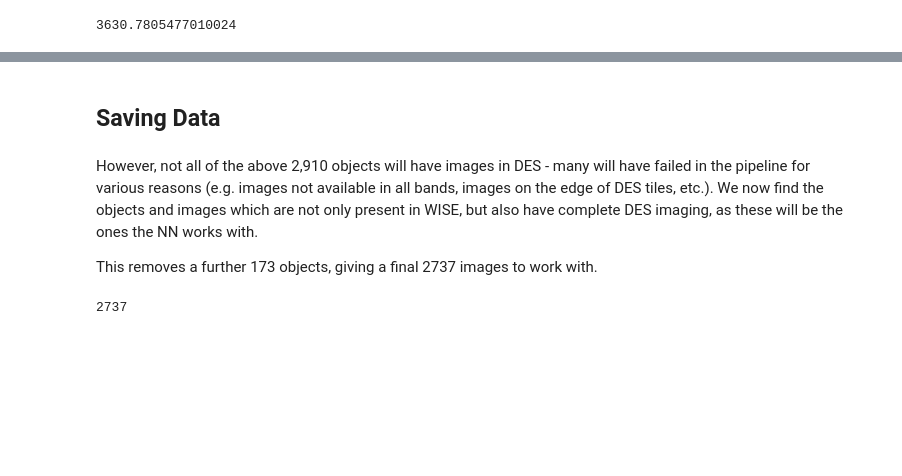
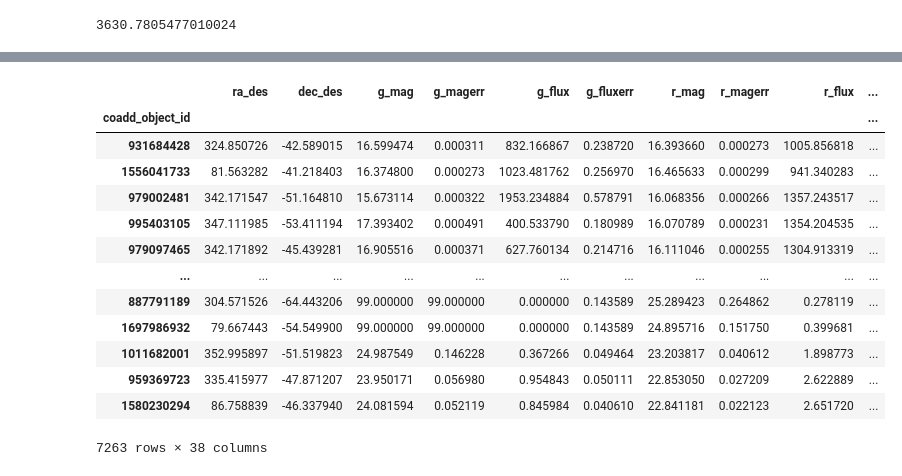
Before and after one commit to xbyrne/glq_mpia, a Jupyter notebook: selecting_data/magnitude_processing.ipynb, the cells around one changed output, grey strips where cells are left out. Saved outputs shown, nothing was run; the diff lists cells and outputs as text; code cells hidden in the pictures; blank space fills up the shorter version.

Commit message:
Finishing magnitude_processing. 7263 objects remain

```diff
--- a/selecting_data/magnitude_processing.ipynb
+++ b/selecting_data/magnitude_processing.ipynb
@@ -279,8 +251,30 @@ cut_wise_df
 # %%
-cut_wise_df.to_csv('objs_2910.csv')
+# Rearranging the table and removing irrelevant fields
+neat_cut_df = cut_df[[
+    'ra_des', 'dec_des',
+    'g_mag','g_magerr','g_flux','g_fluxerr',
+    'r_mag','r_magerr','r_flux','r_fluxerr',
+    'i_mag','i_magerr','i_flux','i_fluxerr',
+    'z_mag','z_magerr','z_flux','z_fluxerr',
+    'Y_mag','Y_magerr','Y_flux','Y_fluxerr',
+    'J_mag','J_magerr','J_flux','J_fluxerr',
+    'K_mag','K_magerr','K_flux','K_fluxerr',
+    'W1_mag','W1_magerr','W1_flux','W1_fluxerr',
+    'W2_mag','W2_magerr','W2_flux','W2_fluxerr'
+]]
+neat_cut_df
+# %% [output]
+|  | ra_des | dec_des | g_mag | g_magerr | g_flux | g_fluxerr | r_mag | r_magerr | r_flux | ... |
+| coadd_object_id |  |  |  |  |  |  |  |  |  | ... |
+| 931684428 | 324.850726 | -42.589015 | 16.599474 | 0.000311 | 832.166867 | 0.238720 | 16.393660 | 0.000273 | 1005.856818 | ... |
+| 1556041733 | 81.563282 | -41.218403 | 16.374800 | 0.000273 | 1023.481762 | 0.256970 | 16.465633 | 0.000299 | 941.340283 | ... |
+| 979002481 | 342.171547 | -51.164810 | 15.673114 | 0.000322 | 1953.234884 | 0.578791 | 16.068356 | 0.000266 | 1357.243517 | ... |
+| 995403105 | 347.111985 | -53.411194 | 17.393402 | 0.000491 | 400.533790 | 0.180989 | 16.070789 | 0.000231 | 1354.204535 | ... |
+| 979097465 | 342.171892 | -45.439281 | 16.905516 | 0.000371 | 627.760134 | 0.214716 | 16.111046 | 0.000255 | 1304.913319 | ... |
+| ... | ... | ... | ... | ... | ... | ... | ... | ... | ... | ... |
+| 887791189 | 304.571526 | -64.443206 | 99.000000 | 99.000000 | 0.000000 | 0.143589 | 25.289423 | 0.264862 | 0.278119 | ... |
+| 1697986932 | 79.667443 | -54.549900 | 99.000000 | 99.000000 | 0.000000 | 0.143589 | 24.895716 | 0.151750 | 0.399681 | ... |
+| 1011682001 | 352.995897 | -51.519823 | 24.987549 | 0.146228 | 0.367266 | 0.049464 | 23.203817 | 0.040612 | 1.898773 | ... |
+| 959369723 | 335.415977 | -47.871207 | 23.950171 | 0.056980 | 0.954843 | 0.050111 | 22.853050 | 0.027209 | 2.622889 | ... |
+| 1580230294 | 86.758839 | -46.337940 | 24.081594 | 0.052119 | 0.845984 | 0.040610 | 22.841181 | 0.022123 | 2.651720 | ... |
+7263 rows × 38 columns
-# %% [markdown]
-## Saving Data
-# %% [markdown]
-However, not all of the above 2,910 objects will have images in DES - many will have failed in the pipeline for various reasons (e.g. images not available in all bands, images on the edge of DES tiles, etc.). We now find the objects and images which are not only present in WISE, but also have complete DES imaging, as these will be the ones the NN works with.
-
-This removes a further 173 objects, giving a final 2737 images to work with.
@@ -291,7 +280,0 @@ all_ids = all_1e6_fl['ids']
-# %%
-present_in_wise = np.in1d(all_ids, cut_wise_df.index.to_numpy())
-wise_imgs = all_imgs[present_in_wise]
-wise_ids = all_ids[present_in_wise]
-len(wise_ids)
-# %% [output]
-2737
```
Also changed, not shown: parts of 15 cells of this notebook, 2 other files.
